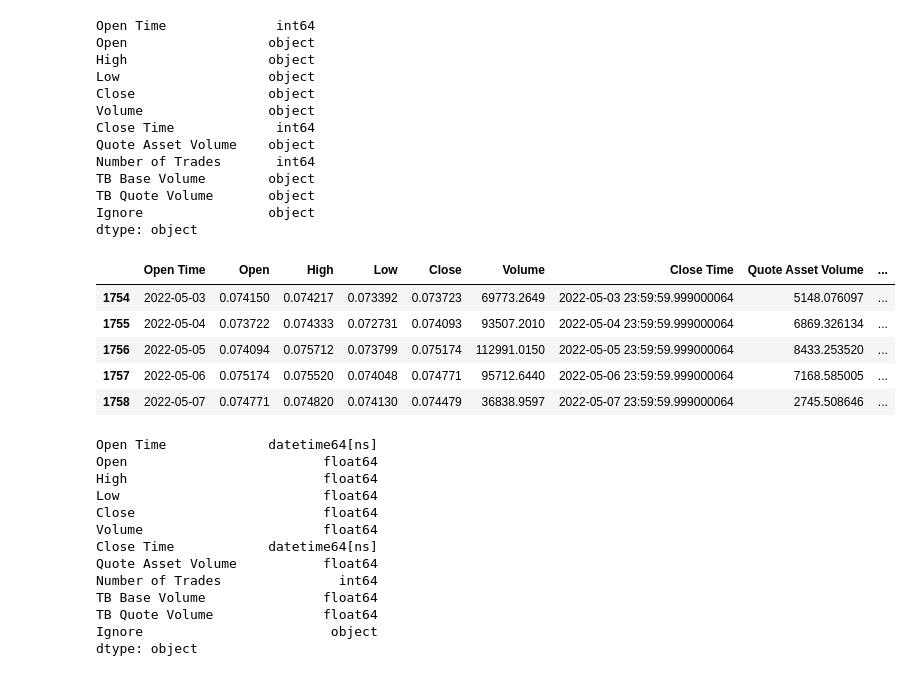
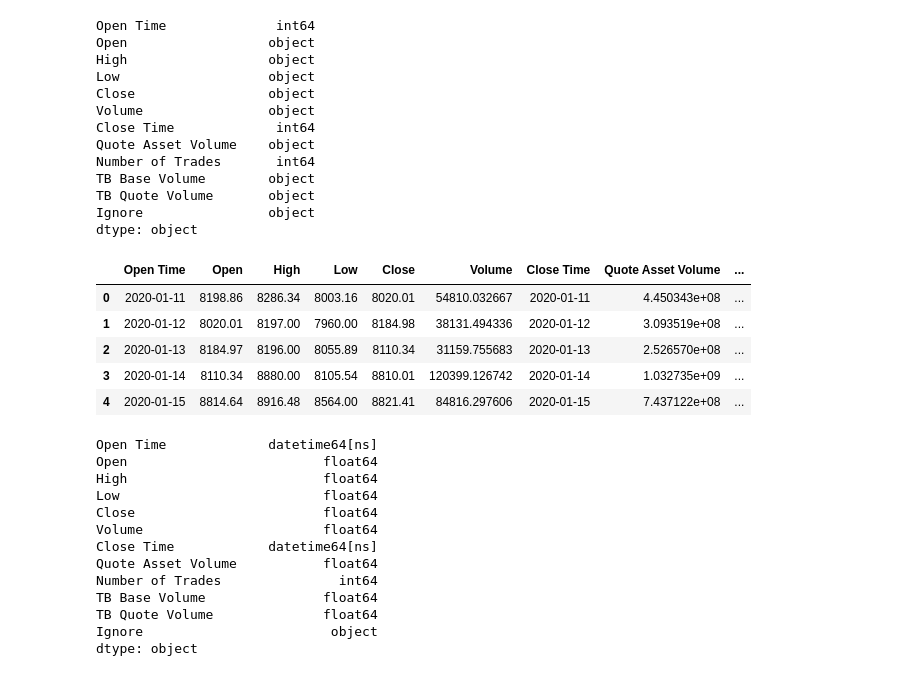
Before and after one commit to ugurcanerdogan/Effects-of-Moon-Cycles-on-Cryptocurrencies, a Jupyter notebook: dscp.ipynb, the cells around one changed output. Drawn from its saved outputs; the diff is of its cells as text; code cells hidden in the pictures.

```diff
--- a/dscp.ipynb
+++ b/dscp.ipynb
@@ -66,0 +68,22 @@ historical
+# %%
+client = Client(apikey, secret)
+historical = client.get_historical_klines('BTCUSDT', Client.KLINE_INTERVAL_1DAY, '11 Jan 2020')
+historical
+
+#  Data content:
+#  [
+#   [
+#     1499040000000,      // Open time
+#     "0.01634790",       // Open
+#     "0.80000000",       // High
+#     "0.01575800",       // Low
+#     "0.01577100",       // Close
+#     "148976.11427815",  // Volume
+#     1499644799999,      // Close time
+#     "2434.19055334",    // Quote asset volume
+#     308,                // Number of trades
+#     "1756.87402397",    // Taker buy base asset volume
+#     "28.46694368",      // Taker buy quote asset volume
+#     "17928899.62484339" // Ignore.
+#   ]
+# ]
@@ -108,21 +140,21 @@ TB Quote Volume       object
 Ignore                object
 dtype: object
 # %%
-hist_df['Open Time'] = pd.to_datetime(hist_df['Open Time'] / 1000, unit='s')
-hist_df['Close Time'] = pd.to_datetime(hist_df['Close Time'] / 1000, unit='s')
+hist_df['Open Time'] = pd.to_datetime(hist_df['Open Time'] / 1000, unit='s').dt.normalize()
+hist_df['Close Time'] = pd.to_datetime(hist_df['Close Time'] / 1000, unit='s').dt.normalize()
 # %%
 numeric_columns = ['Open', 'High', 'Low', 'Close', 'Volume', 'Quote Asset Volume', 'TB Base Volume', 'TB Quote Volume']
 # %%
 hist_df[numeric_columns] = hist_df[numeric_columns].apply(pd.to_numeric, axis=1)
 # %%
-hist_df.tail()
+hist_df.head()
 # %% [output]
 |  | Open Time | Open | High | Low | Close | Volume | Close Time | Quote Asset Volume | ... |
-| 1754 | 2022-05-03 | 0.074150 | 0.074217 | 0.073392 | 0.073723 | 69773.2649 | 2022-05-03 23:59:59.999000064 | 5148.076097 | ... |
-| 1755 | 2022-05-04 | 0.073722 | 0.074333 | 0.072731 | 0.074093 | 93507.2010 | 2022-05-04 23:59:59.999000064 | 6869.326134 | ... |
-| 1756 | 2022-05-05 | 0.074094 | 0.075712 | 0.073799 | 0.075174 | 112991.0150 | 2022-05-05 23:59:59.999000064 | 8433.253520 | ... |
-| 1757 | 2022-05-06 | 0.075174 | 0.075520 | 0.074048 | 0.074771 | 95712.6440 | 2022-05-06 23:59:59.999000064 | 7168.585005 | ... |
-| 1758 | 2022-05-07 | 0.074771 | 0.074820 | 0.074130 | 0.074479 | 36838.9597 | 2022-05-07 23:59:59.999000064 | 2745.508646 | ... |
+| 0 | 2020-01-11 | 8198.86 | 8286.34 | 8003.16 | 8020.01 | 54810.032667 | 2020-01-11 | 4.450343e+08 | ... |
+| 1 | 2020-01-12 | 8020.01 | 8197.00 | 7960.00 | 8184.98 | 38131.494336 | 2020-01-12 | 3.093519e+08 | ... |
+| 2 | 2020-01-13 | 8184.97 | 8196.00 | 8055.89 | 8110.34 | 31159.755683 | 2020-01-13 | 2.526570e+08 | ... |
+| 3 | 2020-01-14 | 8110.34 | 8880.00 | 8105.54 | 8810.01 | 120399.126742 | 2020-01-14 | 1.032735e+09 | ... |
+| 4 | 2020-01-15 | 8814.64 | 8916.48 | 8564.00 | 8821.41 | 84816.297606 | 2020-01-15 | 7.437122e+08 | ... |
 # %%
 hist_df.dtypes
 # %% [output]
```
Also changed, not shown: parts of 22 cells of this notebook, 1 other file.
